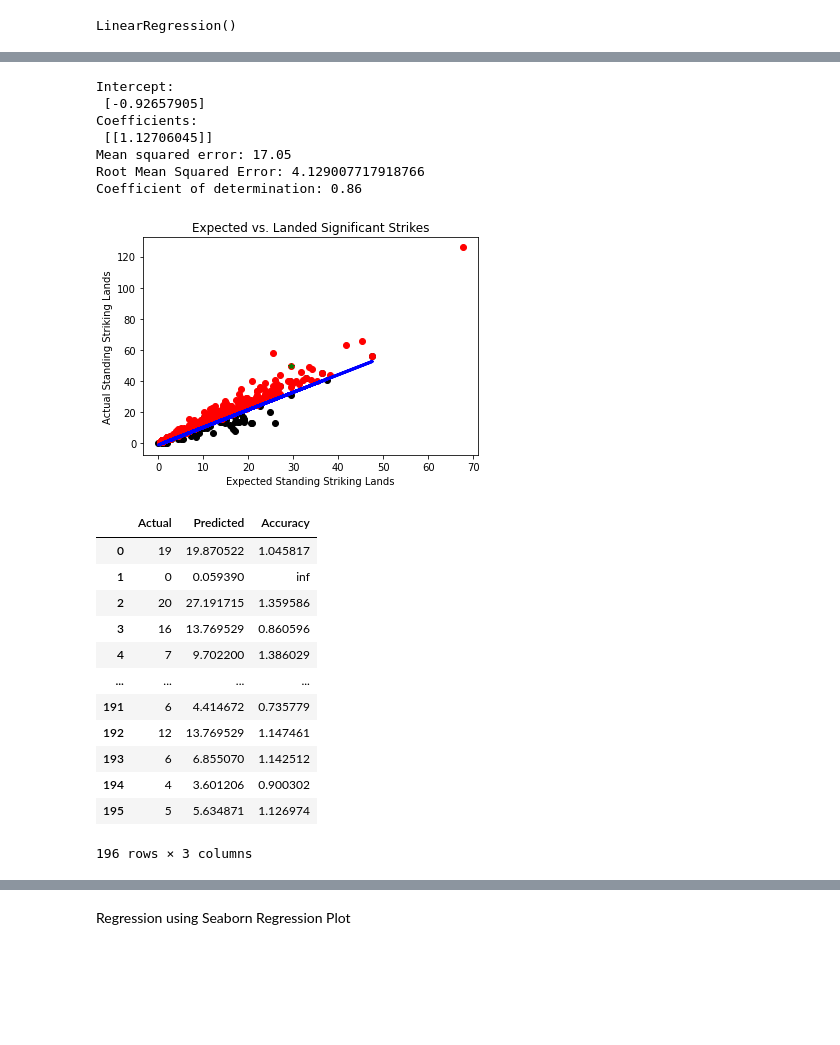
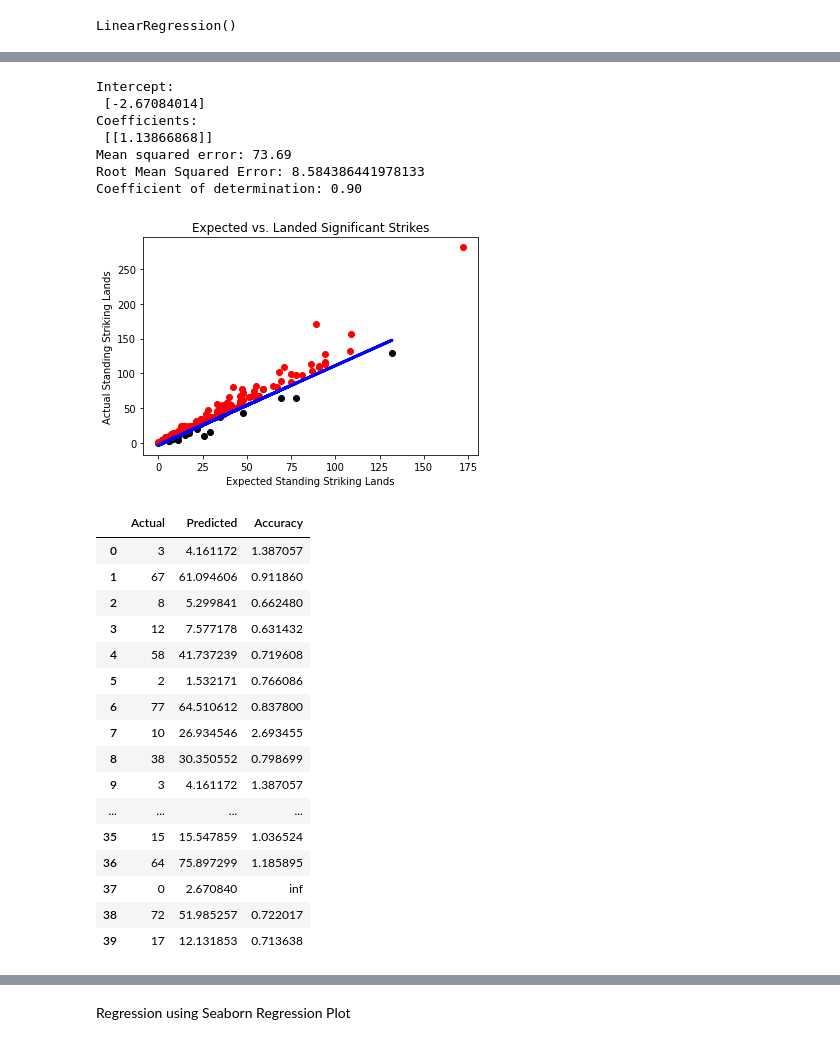
Before and after one commit to anthony-aleman/Featherweight, a Jupyter notebook: FW_EDA.ipynb, the cells around one changed output, grey strips where cells are left out. Cells and saved outputs as stored; diff of their text form; code cells hidden in the pictures; blank space fills up the shorter version.

```diff
--- a/FW_EDA.ipynb
+++ b/FW_EDA.ipynb
@@ -356,8 +356,24 @@ efficient_fw= df_fw[[ 'significant_strikes_standing_attempted', 'significant_str
 
 perc = 0.36
 #print(fw_performance.columns)
+
+
 efficient_fw['significant_strikes_standing_attempted'] = efficient_fw['significant_strikes_standing_attempted'].astype(int)
+
+#-with the average accuracy of the featherweight division we can look at an
+#-expected amount of lands given known number of attempts thrown
+
+efficient_fw['standing_accuracy'] = efficient_fw['significant_strikes_standing_landed'] / efficient_fw['significant_strikes_standing_attempted'] * 100
 efficient_fw['expected_strike__standing_lands'] = round(efficient_fw.significant_strikes_standing_attempted * perc)
 
-efficient_fw.head(20)
+#-With the expected amount of lands we can assume an expected a total amount of volume
+efficient_fw['expected_strike__standing_attempts'] = round(efficient_fw.significant_strikes_standing_landed * (1 / (perc)))
+
+#-Finally we have standing strikes efficiency which ranks how good a striking performance was based on how much you hit your opponent
+efficient_fw['standing_efficiency'] = efficient_fw.significant_strikes_standing_landed / efficient_fw.expected_strike__standing_lands
+
+#-With a known amount of striking lands we can then multiply the known number of landed shots with the inverse of the striking
+#-Accuracy percentage. This will return the expected standing strikes thrown of an average featherweight.
+efficient_fw['volume_compare'] = efficient_fw['significant_strikes_standing_attempted'] / efficient_fw['expected_strike__standing_attempts']
+efficient_fw
 # %% [output]
@@ -470,8 +507,8 @@ from sklearn.linear_model import LinearRegression
 from sklearn.model_selection import train_test_split
 from sklearn.metrics import mean_squared_error, r2_score
 # %%
-x = fw_performance['expected_strike__standing_lands'].to_numpy()
-y = fw_performance['significant_strikes_standing_landed'].to_numpy()
+x = efficient_fw['expected_strike__standing_lands'].to_numpy()
+y = efficient_fw['significant_strikes_standing_landed'].to_numpy()
 X_train,X_test,Y_train,Y_test = train_test_split(x, y, test_size=0.1, train_size=0.9, random_state=1)
 # %%
 X_train= X_train.reshape(-1, 1)
@@ -489,4 +526,4 @@ Y_test.shape
 # %%
-top_performers = fw_performance.loc[fw_performance['standing_efficiency'] > 1.13]
+top_performers = efficient_fw.loc[efficient_fw['standing_efficiency'] > 1.13]
 top_performers
 # %% [output]
@@ -507,45 +544,45 @@ top_performers
 Y_pred = model.predict(X_test)
 
 # Change shape of array
-Y_pred.shape = (98,)
+Y_pred.shape = (40,)
 
 # intercept
 print("Intercept: \n", model.intercept_)
 # The coefficients
 print("Coefficients: \n", model.coef_)
 # The mean squared error
 print("Mean squared error: %.2f" % mean_squared_error(Y_test, Y_pred))
 # root mean squared error
 print('Root Mean Squared Error:', np.sqrt(mean_squared_error(Y_test, Y_pred)))
 # The coefficient of determination: 1 is perfect prediction
 print("Coefficient of determination: %.2f" % r2_score(Y_test, Y_pred))
 
 # Plot outputs
 plt.scatter(X_test, Y_test, color="black")
 plt.plot(X_test, Y_pred, color="blue", linewidth=3)
 
-plt.plot(x[226], y[226], 'g*')
+#plt.plot(x[226], y[226], 'g*')
 
 plt.scatter(top_performers.expected_strike__standing_lands, top_performers.significant_strikes_standing_landed, color='red')
 
 
 plt.ylabel("Actual Standing Striking Lands")
 plt.xlabel("Expected Standing Striking Lands")
 plt.xticks()
 plt.yticks()
 
 plt.title("Expected vs. Landed Significant Strikes")
 
 plt.show()
 # %% [output]
 Intercept:
- [-0.92657905]
+ [-2.67084014]
 Coefficients:
- [[1.12706045]]
-Mean squared error: 17.05
-Root Mean Squared Error: 4.129007717918766
-Coefficient of determination: 0.86
+ [[1.13866868]]
+Mean squared error: 73.69
+Root Mean Squared Error: 8.584386441978133
+Coefficient of determination: 0.90
-[figure, old version]
+[figure, new version]
 # %%
 df_accur = pd.DataFrame({'Actual': Y_test, 'Predicted': Y_pred})
 
@@ -556,18 +593,22 @@ df_accur['Accuracy'] = (df_accur.Predicted / df_accur.Actual)
 df_accur
 # %% [output]
 |  | Actual | Predicted | Accuracy |
-| 0 | 19 | 19.870522 | 1.045817 |
-| 1 | 0 | 0.059390 | inf |
-| 2 | 20 | 27.191715 | 1.359586 |
-| 3 | 16 | 13.769529 | 0.860596 |
-| 4 | 7 | 9.702200 | 1.386029 |
+| 0 | 3 | 4.161172 | 1.387057 |
+| 1 | 67 | 61.094606 | 0.911860 |
+| 2 | 8 | 5.299841 | 0.662480 |
+| 3 | 12 | 7.577178 | 0.631432 |
+| 4 | 58 | 41.737239 | 0.719608 |
+| 5 | 2 | 1.532171 | 0.766086 |
+| 6 | 77 | 64.510612 | 0.837800 |
+| 7 | 10 | 26.934546 | 2.693455 |
+| 8 | 38 | 30.350552 | 0.798699 |
+| 9 | 3 | 4.161172 | 1.387057 |
 | ... | ... | ... | ... |
-| 191 | 6 | 4.414672 | 0.735779 |
-| 192 | 12 | 13.769529 | 1.147461 |
-| 193 | 6 | 6.855070 | 1.142512 |
-| 194 | 4 | 3.601206 | 0.900302 |
-| 195 | 5 | 5.634871 | 1.126974 |
+| 35 | 15 | 15.547859 | 1.036524 |
+| 36 | 64 | 75.897299 | 1.185895 |
+| 37 | 0 | 2.670840 | inf |
+| 38 | 72 | 51.985257 | 0.722017 |
+| 39 | 17 | 12.131853 | 0.713638 |
-196 rows × 3 columns
 # %%
 expected_by_target_by_fight = df_fw[[ 'significant_strikes_head_landed',
                                      'significant_strikes_head_attempted',
```
Also changed, not shown: parts of 17 cells of this notebook.
